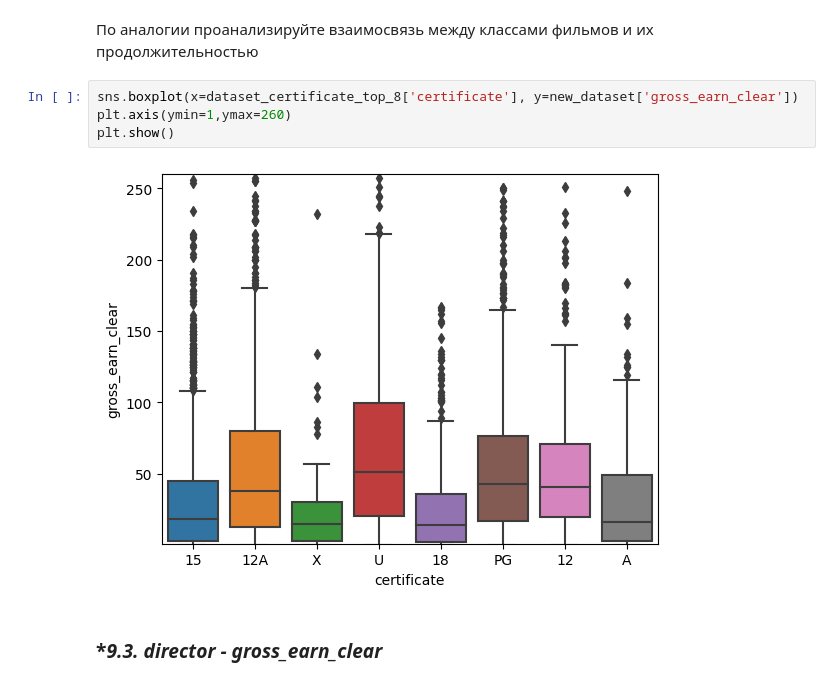
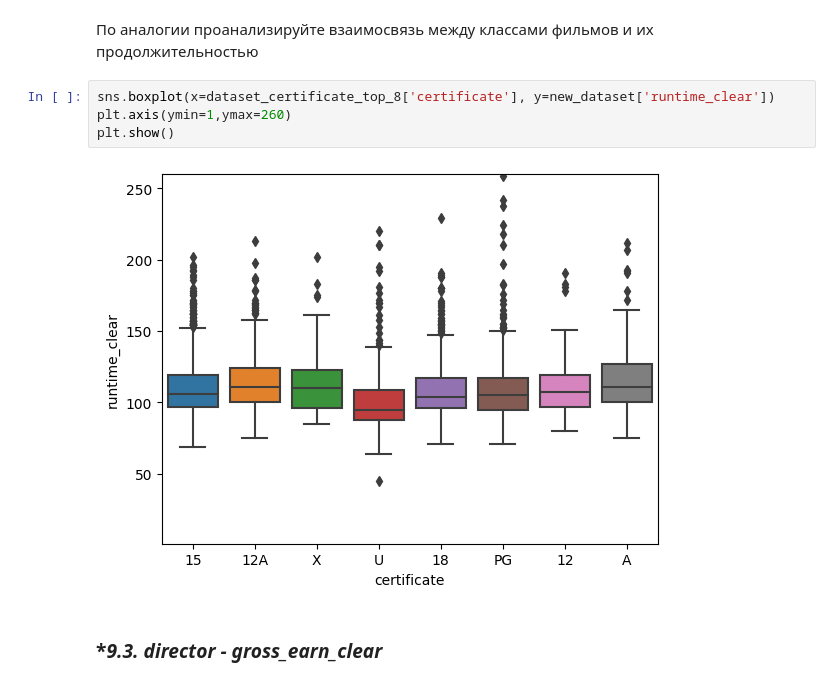
Before and after one commit to EZSib/data_-analytics2023, a Jupyter notebook: Efim_eda_2_1.ipynb, the cells around one changed output. Saved outputs shown, nothing was run; the diff lists cells and outputs as text.

```diff
--- a/Efim_eda_2_1.ipynb
+++ b/Efim_eda_2_1.ipynb
@@ -1002,11 +1108,11 @@ plt.show()
 # %% [markdown]
 По аналогии проанализируйте взаимосвязь между классами фильмов и их продолжительностью
 # %%
-sns.boxplot(x=dataset_certificate_top_8['certificate'], y=new_dataset['gross_earn_clear'])
+sns.boxplot(x=dataset_certificate_top_8['certificate'], y=new_dataset['runtime_clear'])
 plt.axis(ymin=1,ymax=260)
 plt.show()
 # %% [output]
-[figure, old version]
+[figure, new version]
 # %% [markdown]
 ### **9.3. director - gross_earn_clear*
 # %% [markdown]
```
Also changed, not shown: parts of 31 cells of this notebook.
